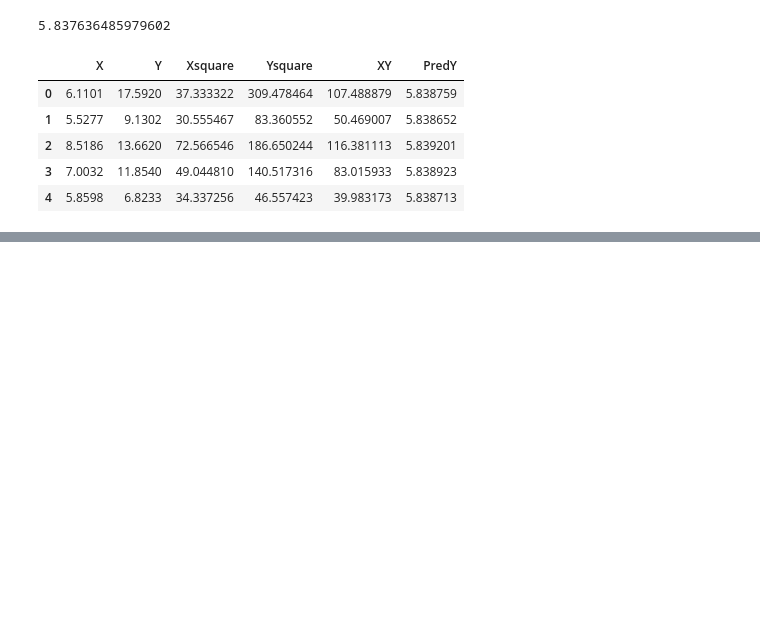
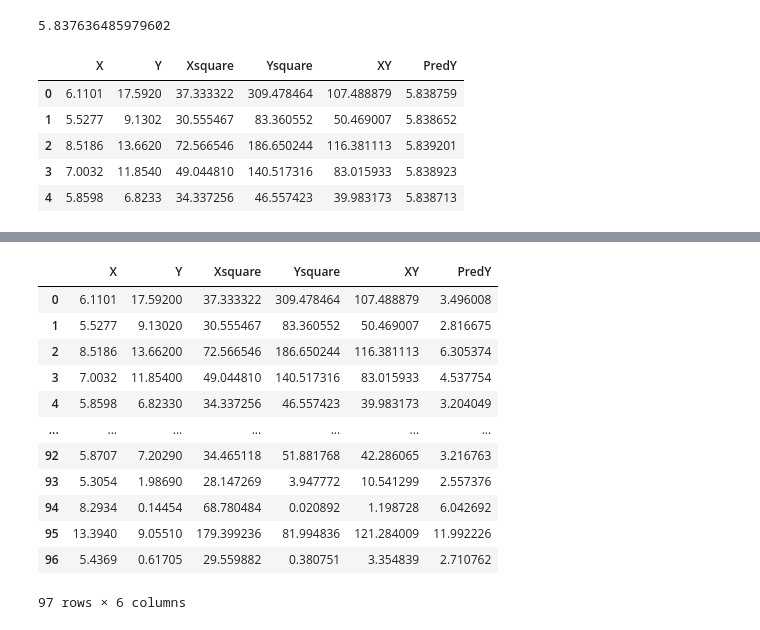
Before and after one commit to 1NT18IS177/upanshu_7b_ml_lab, a Jupyter notebook: Program 5/Program 5 - Linear Regression.ipynb, the cells around one changed output, grey strips where cells are left out. Saved outputs shown, nothing was run; the diff lists cells and outputs as text; code cells hidden in the pictures; blank space fills up the shorter version.

```diff
--- a/Program 5/Program 5 - Linear Regression.ipynb
+++ b/Program 5/Program 5 - Linear Regression.ipynb
@@ -138,0 +205,16 @@ print(cost, sse, ssr, sst, rSquare)
+# %%
+df
+# %% [output]
+|  | X | Y | Xsquare | Ysquare | XY | PredY |
+| 0 | 6.1101 | 17.59200 | 37.333322 | 309.478464 | 107.488879 | 3.496008 |
+| 1 | 5.5277 | 9.13020 | 30.555467 | 83.360552 | 50.469007 | 2.816675 |
+| 2 | 8.5186 | 13.66200 | 72.566546 | 186.650244 | 116.381113 | 6.305374 |
+| 3 | 7.0032 | 11.85400 | 49.044810 | 140.517316 | 83.015933 | 4.537754 |
+| 4 | 5.8598 | 6.82330 | 34.337256 | 46.557423 | 39.983173 | 3.204049 |
+| ... | ... | ... | ... | ... | ... | ... |
+| 92 | 5.8707 | 7.20290 | 34.465118 | 51.881768 | 42.286065 | 3.216763 |
+| 93 | 5.3054 | 1.98690 | 28.147269 | 3.947772 | 10.541299 | 2.557376 |
+| 94 | 8.2934 | 0.14454 | 68.780484 | 0.020892 | 1.198728 | 6.042692 |
+| 95 | 13.3940 | 9.05510 | 179.399236 | 81.994836 | 121.284009 | 11.992226 |
+| 96 | 5.4369 | 0.61705 | 29.559882 | 0.380751 | 3.354839 | 2.710762 |
+97 rows × 6 columns
```
Also changed, not shown: parts of 9 cells of this notebook.
